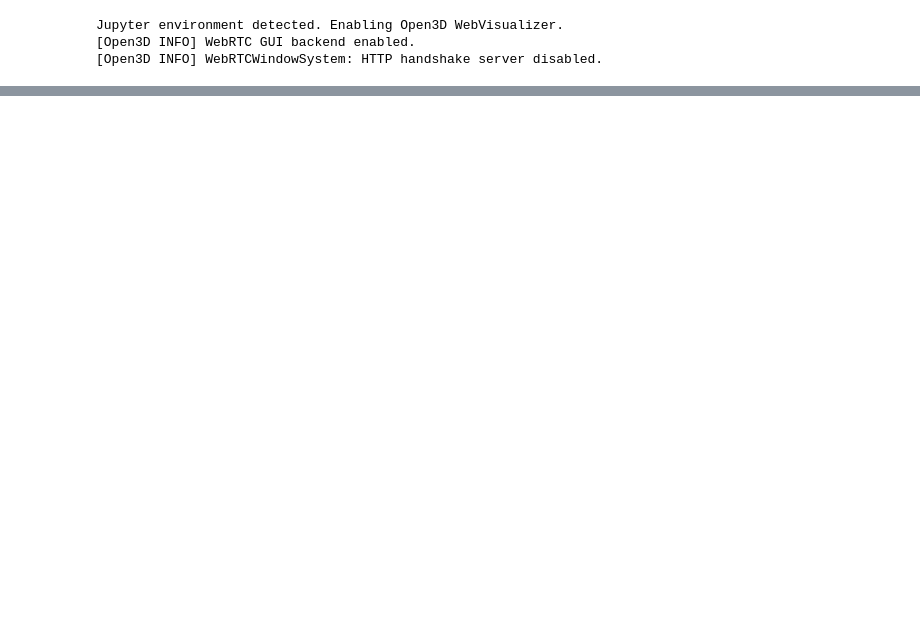
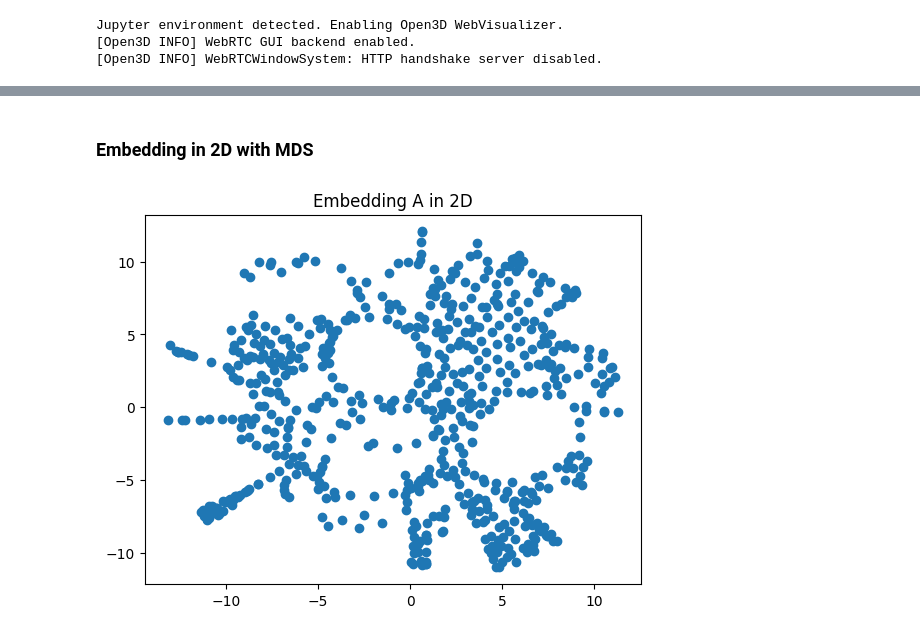
Before and after one commit to DavidGraber/protein_surface_modelling, a Jupyter notebook: main.ipynb, the cells around one changed output, grey strips where cells are left out. Cells and saved outputs as stored; diff of their text form; code cells hidden in the pictures; blank space fills up the shorter version.

```diff
--- a/main.ipynb
+++ b/main.ipynb
@@ -39,2 +64,7 @@ print(center_A,center_C)
 # %%
 patch_indeces, patch_coords, pairwise_distances = extract_surface_patch(coords_A, center_A, 12)
+patch_A = {}
+patch_A["indeces"] = patch_indeces
+patch_A["coords"] = patch_coords
+patch_A["distance_matrix"] = pairwise_distances
+patch_A["features"]=features_A[patch_A["indeces"]]
@@ -60,0 +90,2 @@ patch_indeces
+# %% [markdown]
+### Embedding in 2D with MDS
@@ -60,0 +99,13 @@ patch_indeces
+# %%
+#Using the Geodesic Distances
+
+mds = MDS(dissimilarity='precomputed', random_state=0)
+# Get the embeddings
+embedding_A = mds.fit_transform(patch_A["distance_matrix"])
+embedding_C = mds.fit_transform(patch_C["distance_matrix"])
+# %%
+plt.scatter(embedding_A[:,0], embedding_A[:,1])
+plt.title('Embedding A in 2D')
+plt.show()
+# %% [output]
+[figure, added]
```
Also changed, not shown: parts of 16 cells of this notebook.
